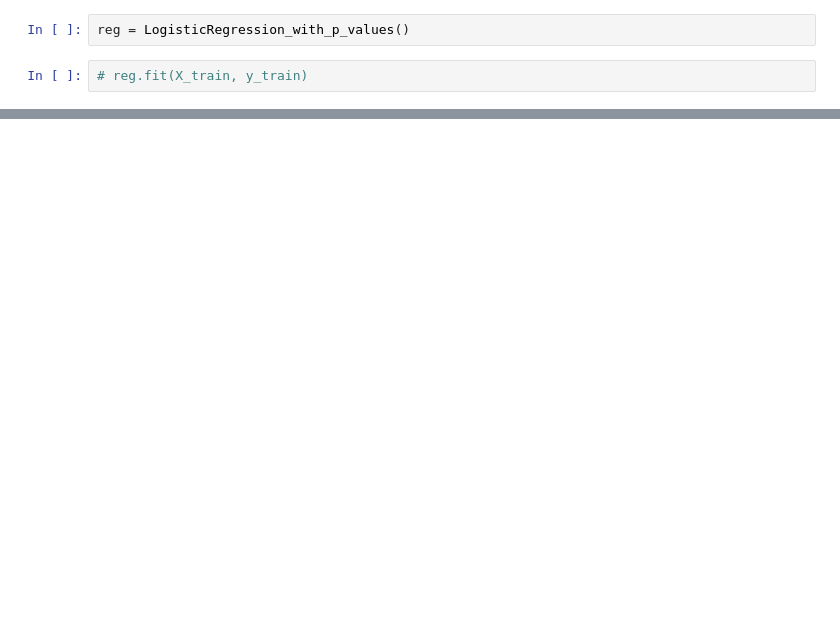
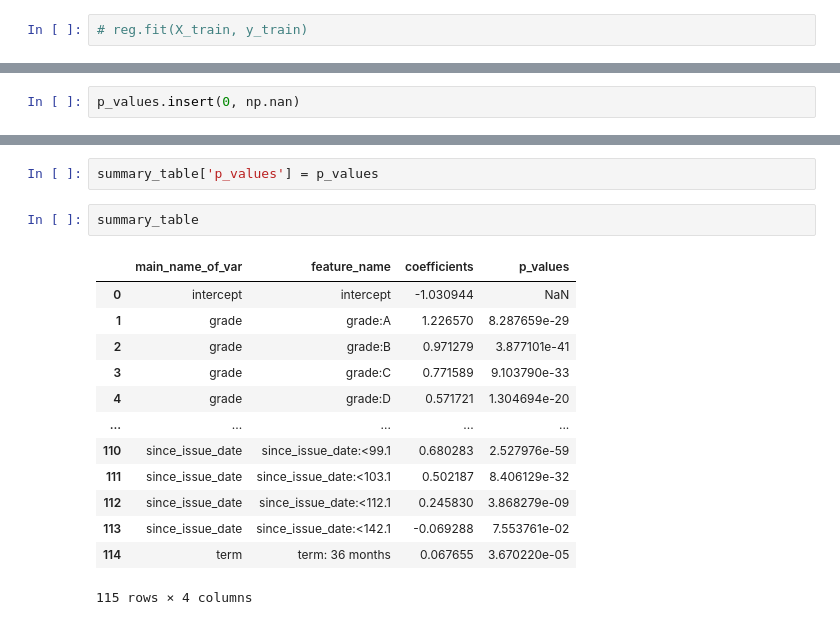
Before and after one commit to EmilSeyfullayev/Credit_Risk_Modeling_in_Python, a Jupyter notebook: Modeling.ipynb, the cells around one changed output, grey strips where cells are left out. Cells and saved outputs as stored; diff of their text form; blank space fills up the shorter version.

```diff
--- a/Modeling.ipynb
+++ b/Modeling.ipynb
@@ -243,5 +209,3 @@ class LogisticRegression_with_p_values:
-# %%
-reg = LogisticRegression_with_p_values()
 # %%
 # reg.fit(X_train, y_train)
 # %%
@@ -248,0 +222,2 @@ p_values = reg.p_values
+# %%
+p_values.insert(0, np.nan)
@@ -248,0 +234,18 @@ p_values = reg.p_values
+# %%
+summary_table['p_values'] = p_values
+# %%
+summary_table
+# %% [output]
+|  | main_name_of_var | feature_name | coefficients | p_values |
+| 0 | intercept | intercept | -1.030944 | NaN |
+| 1 | grade | grade:A | 1.226570 | 8.287659e-29 |
+| 2 | grade | grade:B | 0.971279 | 3.877101e-41 |
+| 3 | grade | grade:C | 0.771589 | 9.103790e-33 |
+| 4 | grade | grade:D | 0.571721 | 1.304694e-20 |
+| ... | ... | ... | ... | ... |
+| 110 | since_issue_date | since_issue_date:<99.1 | 0.680283 | 2.527976e-59 |
+| 111 | since_issue_date | since_issue_date:<103.1 | 0.502187 | 8.406129e-32 |
+| 112 | since_issue_date | since_issue_date:<112.1 | 0.245830 | 3.868279e-09 |
+| 113 | since_issue_date | since_issue_date:<142.1 | -0.069288 | 7.553761e-02 |
+| 114 | term | term: 36 months | 0.067655 | 3.670220e-05 |
+115 rows × 4 columns
```
Also changed, not shown: parts of 19 cells of this notebook.
